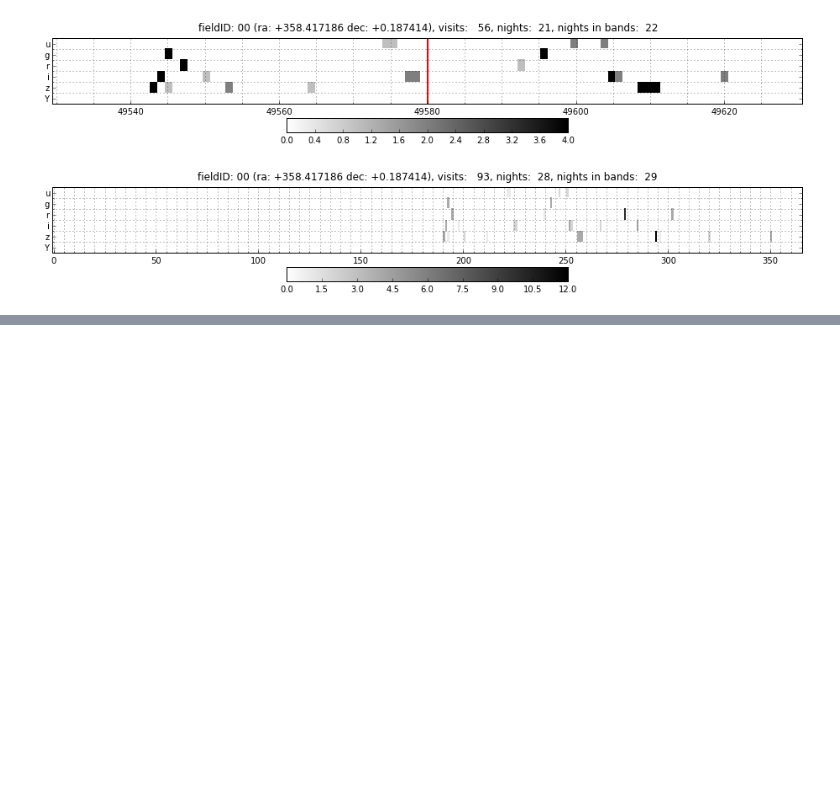
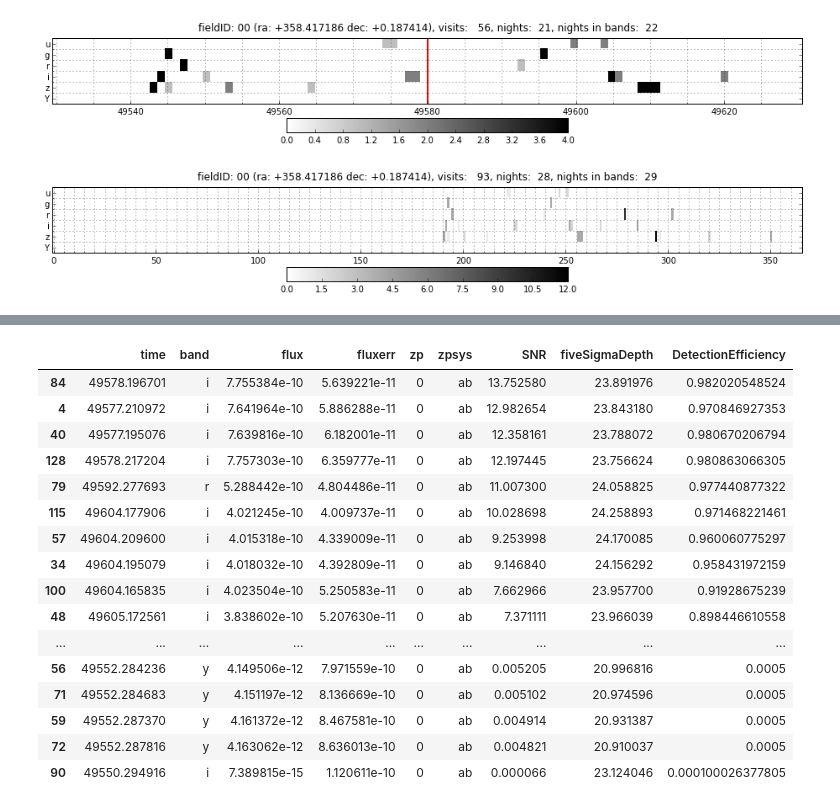
Before and after one commit to rbiswas4/Cadence, a Jupyter notebook: quality/LightCurveMetrics.ipynb, the cells around one changed output, grey strips where cells are left out. Drawn from its saved outputs; the diff is of its cells as text; code cells hidden in the pictures; blank space fills up the shorter version.

Commit message:
Added light curve plotting file

```diff
--- a/quality/LightCurveMetrics.ipynb
+++ b/quality/LightCurveMetrics.ipynb
@@ -328,0 +331,2 @@ _ = q2.cadence_plot(summarydf=llc, racol='fieldRA', deccol='fieldDec')
+# %%
+xx = llc[['expMJD', 'filter', 'fiveSigmaDepth', 'fieldRA', 'fieldDec', 'fieldID']].copy(deep=True)
@@ -328,0 +354,23 @@ _ = q2.cadence_plot(summarydf=llc, racol='fieldRA', deccol='fieldDec')
+# %%
+q3 = PerSNMetric(t0=49580, summarydf=xx, lsst_bp=lsst_bp, efficiency=et, raCol='fieldRA',
+                 decCol='fieldDec')
+# %%
+q3.lightcurve
+# %% [output]
+|  | time | band | flux | fluxerr | zp | zpsys | SNR | fiveSigmaDepth | DetectionEfficiency |
+| 84 | 49578.196701 | i | 7.755384e-10 | 5.639221e-11 | 0 | ab | 13.752580 | 23.891976 | 0.982020548524 |
+| 4 | 49577.210972 | i | 7.641964e-10 | 5.886288e-11 | 0 | ab | 12.982654 | 23.843180 | 0.970846927353 |
+| 40 | 49577.195076 | i | 7.639816e-10 | 6.182001e-11 | 0 | ab | 12.358161 | 23.788072 | 0.980670206794 |
+| 128 | 49578.217204 | i | 7.757303e-10 | 6.359777e-11 | 0 | ab | 12.197445 | 23.756624 | 0.980863066305 |
+| 79 | 49592.277693 | r | 5.288442e-10 | 4.804486e-11 | 0 | ab | 11.007300 | 24.058825 | 0.977440877322 |
+| 115 | 49604.177906 | i | 4.021245e-10 | 4.009737e-11 | 0 | ab | 10.028698 | 24.258893 | 0.971468221461 |
+| 57 | 49604.209600 | i | 4.015318e-10 | 4.339009e-11 | 0 | ab | 9.253998 | 24.170085 | 0.960060775297 |
+| 34 | 49604.195079 | i | 4.018032e-10 | 4.392809e-11 | 0 | ab | 9.146840 | 24.156292 | 0.958431972159 |
+| 100 | 49604.165835 | i | 4.023504e-10 | 5.250583e-11 | 0 | ab | 7.662966 | 23.957700 | 0.91928675239 |
+| 48 | 49605.172561 | i | 3.838602e-10 | 5.207630e-11 | 0 | ab | 7.371111 | 23.966039 | 0.898446610558 |
+| ... | ... | ... | ... | ... | ... | ... | ... | ... | ... |
+| 56 | 49552.284236 | y | 4.149506e-12 | 7.971559e-10 | 0 | ab | 0.005205 | 20.996816 | 0.0005 |
+| 71 | 49552.284683 | y | 4.151197e-12 | 8.136669e-10 | 0 | ab | 0.005102 | 20.974596 | 0.0005 |
+| 59 | 49552.287370 | y | 4.161372e-12 | 8.467581e-10 | 0 | ab | 0.004914 | 20.931387 | 0.0005 |
+| 72 | 49552.287816 | y | 4.163062e-12 | 8.636013e-10 | 0 | ab | 0.004821 | 20.910037 | 0.0005 |
+| 90 | 49550.294916 | i | 7.389815e-15 | 1.120611e-10 | 0 | ab | 0.000066 | 23.124046 | 0.000100026377805 |
```
Also changed, not shown: parts of 10 cells of this notebook, 2 other files.
